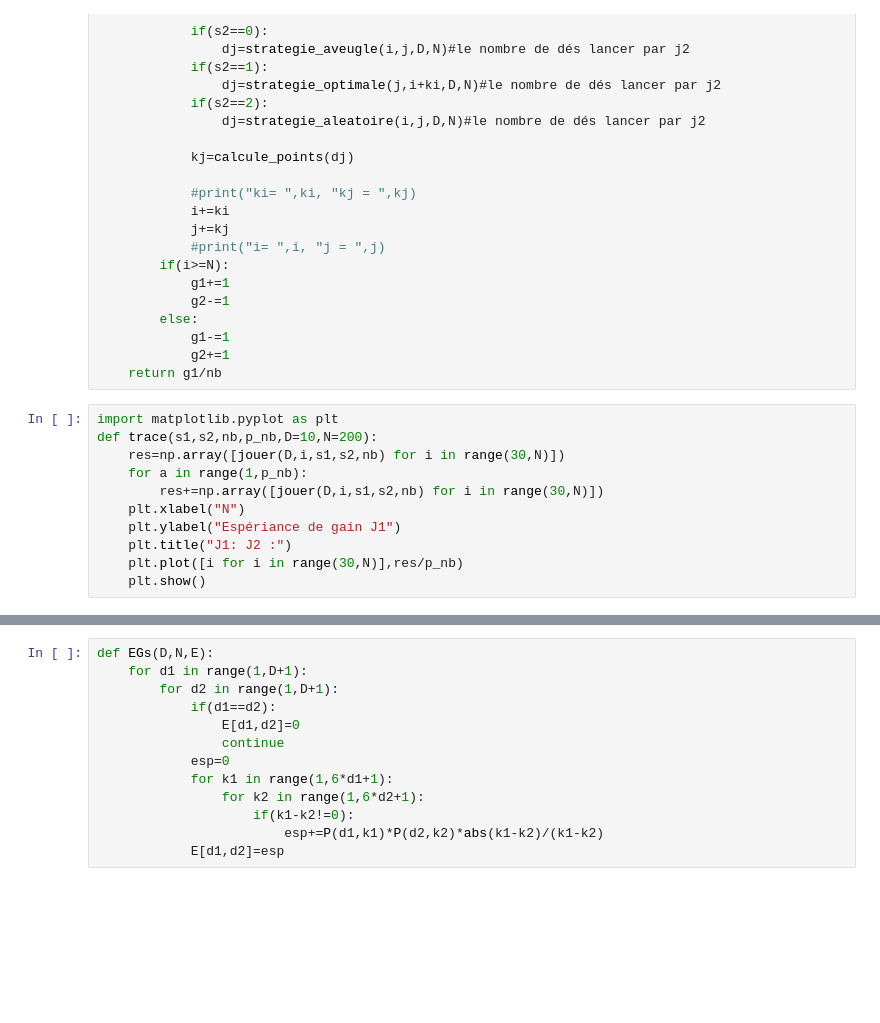
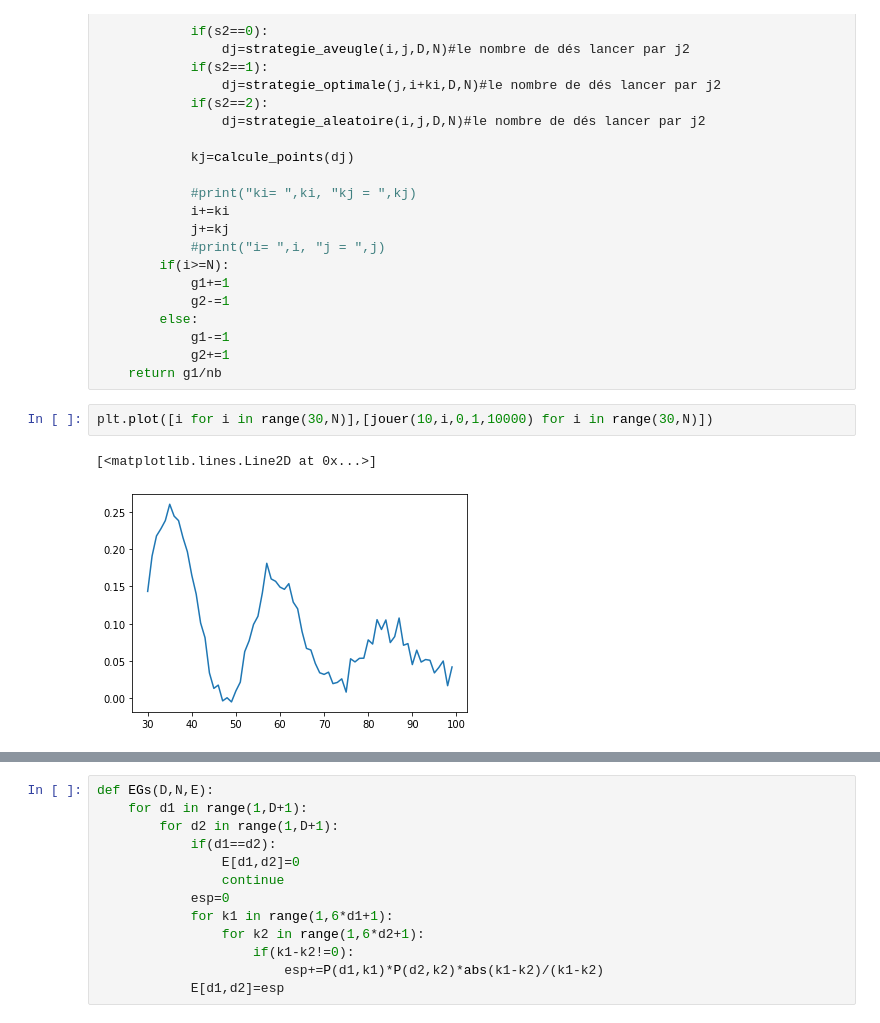
Before and after one commit to huang46u/Projet_mogpl, a Jupyter notebook: mogpl.ipynb, the cells around one changed output, grey strips where cells are left out. Saved outputs shown, nothing was run; the diff lists cells and outputs as text; blank space fills up the shorter version.

```diff
--- a/mogpl.ipynb
+++ b/mogpl.ipynb
@@ -138,14 +138,8 @@ def jouer(D,N,s1,s2,nb):
             g1-=1
             g2+=1
     return g1/nb
-# %%
-import matplotlib.pyplot as plt
-def trace(s1,s2,nb,p_nb,D=10,N=200):
-    res=np.array([jouer(D,i,s1,s2,nb) for i in range(30,N)])
-    for a in range(1,p_nb):
-        res+=np.array([jouer(D,i,s1,s2,nb) for i in range(30,N)])
-    plt.xlabel("N")
-    plt.ylabel("Espériance de gain J1")
-    plt.title("J1: J2 :")
-    plt.plot([i for i in range(30,N)],res/p_nb)
-    plt.show()
+# %%
+plt.plot([i for i in range(30,N)],[jouer(10,i,0,1,10000) for i in range(30,N)])
+# %% [output]
+[<matplotlib.lines.Line2D at 0x...>]
+[figure, added]
```
Also changed, not shown: parts of 11 cells of this notebook, 15 other files.
